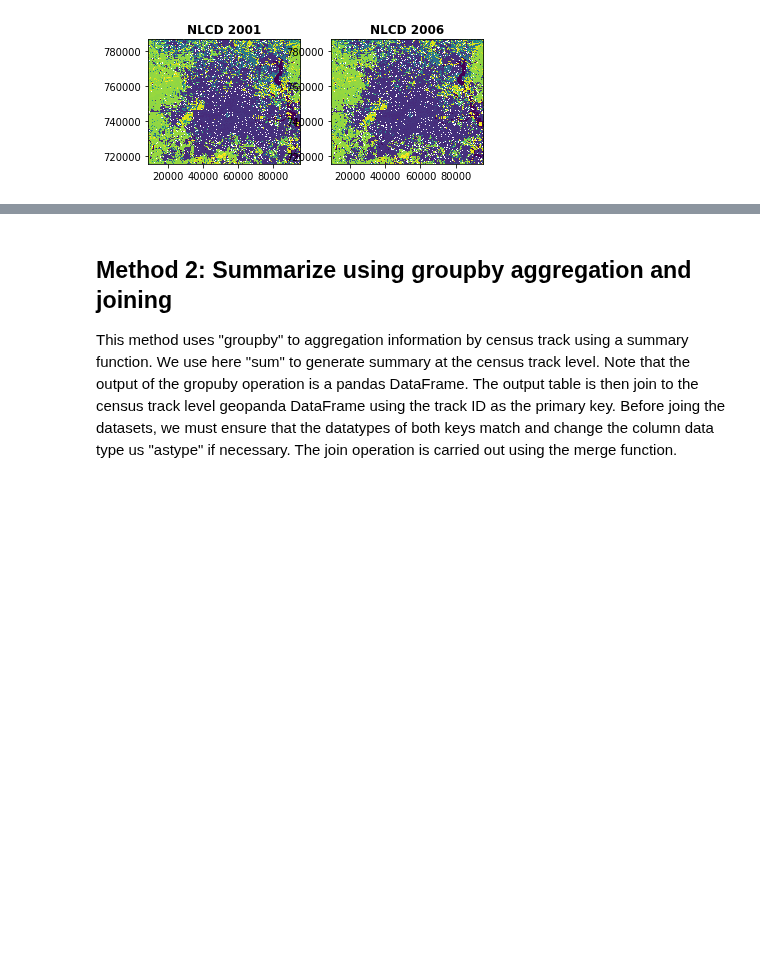
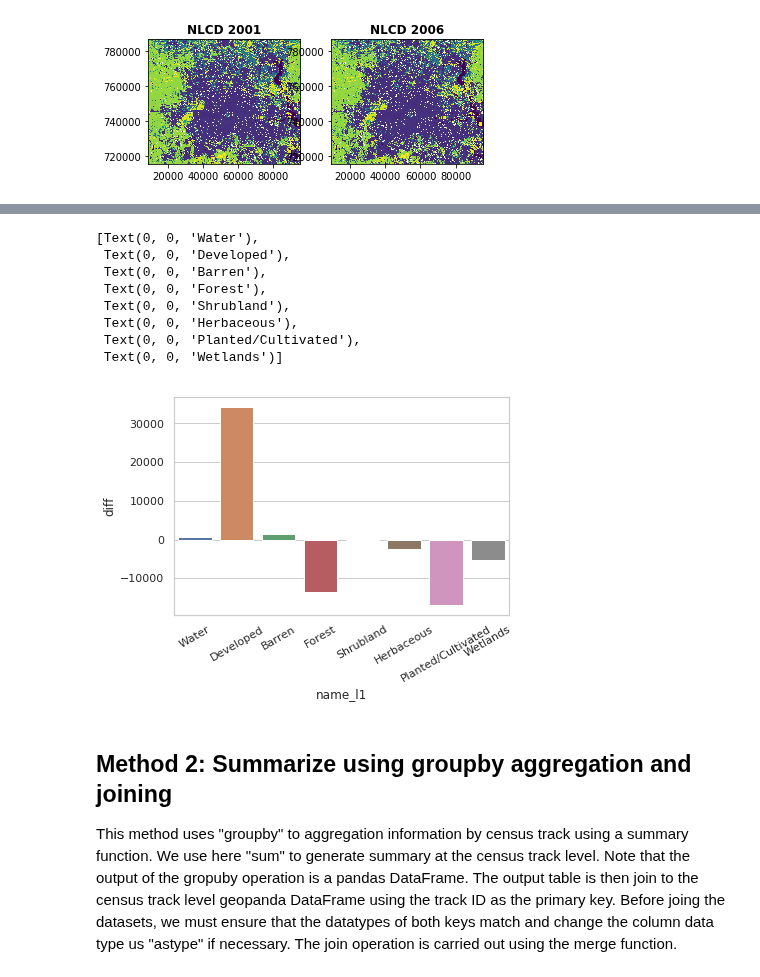
Before and after one commit to bparment1/workshops_courses_spatial_analyses, a Jupyter notebook: exercise4_land_cover_change.ipynb, the cells around one changed output, grey strips where cells are left out. Saved outputs shown, nothing was run; the diff lists cells and outputs as text; code cells hidden in the pictures; blank space fills up the shorter version.

```diff
--- a/exercise4_land_cover_change.ipynb
+++ b/exercise4_land_cover_change.ipynb
@@ -253,3 +248,51 @@ census_2000_gpd.shape #Dissolved results shows aggregation from 147 to 57.
+# %%
+####### Step 2: Examine overall changes in categories
+
+val, cnts =np.unique(r_date1_rec,return_counts=True)
+df = pd.DataFrame(np.ma.filled(val))
+pd.set_option('display.float_format', lambda x: '%.3f' % x)
+df_date1 = pd.DataFrame(val,cnts)
+df_date1 = df_date1.reset_index()
+df_date1.columns = ['y_2001','value']
+
+val, cnts =np.unique(r_date2_rec,return_counts=True)
+df = pd.DataFrame(np.ma.filled(val))
+pd.set_option('display.float_format', lambda x: '%.3f' % x)
+df_date2 = pd.DataFrame(val,cnts)
+df_date2 = df_date2.reset_index()
+df_date2.columns = ['y_2006','value']
+
+### Let's identify existing cover and compute change:
+freq_tb_nlcd = pd.merge(df_date1,df_date2,on='value')
+#reorder columns
+freq_tb_nlcd = freq_tb_nlcd[['value','y_2001','y_2006']]
+freq_tb_nlcd['diff'] = freq_tb_nlcd['y_2006'] - freq_tb_nlcd['y_2001']
+## link to category names
+cat_val = lc_system_nlcd_df[['id_l1','name_l1']].drop_duplicates()
+
+freq_tb_nlcd = pd.merge(freq_tb_nlcd,
+                        cat_val,
+                        left_on='value',
+                        right_on='id_l1')
+freq_tb_nlcd
+
+## barplot
+sns.set(style="whitegrid")
+#tips = ns.load_dataset("tips")
+ax = sns.barplot(x="name_l1",
+                     y="diff",
+                     data=freq_tb_nlcd)
+ax.set_xticklabels(list(freq_tb_nlcd["name_l1"]),rotation=30)
+# %% [output]
+[Text(0, 0, 'Water'),
+ Text(0, 0, 'Developed'),
+ Text(0, 0, 'Barren'),
+ Text(0, 0, 'Forest'),
+ Text(0, 0, 'Shrubland'),
+ Text(0, 0, 'Herbaceous'),
+ Text(0, 0, 'Planted/Cultivated'),
+ Text(0, 0, 'Wetlands')]
+[figure, added]
 # %% [markdown]
 ## Method 2: Summarize using groupby aggregation and joining
 
```
Also changed, not shown: parts of 17 cells of this notebook.
